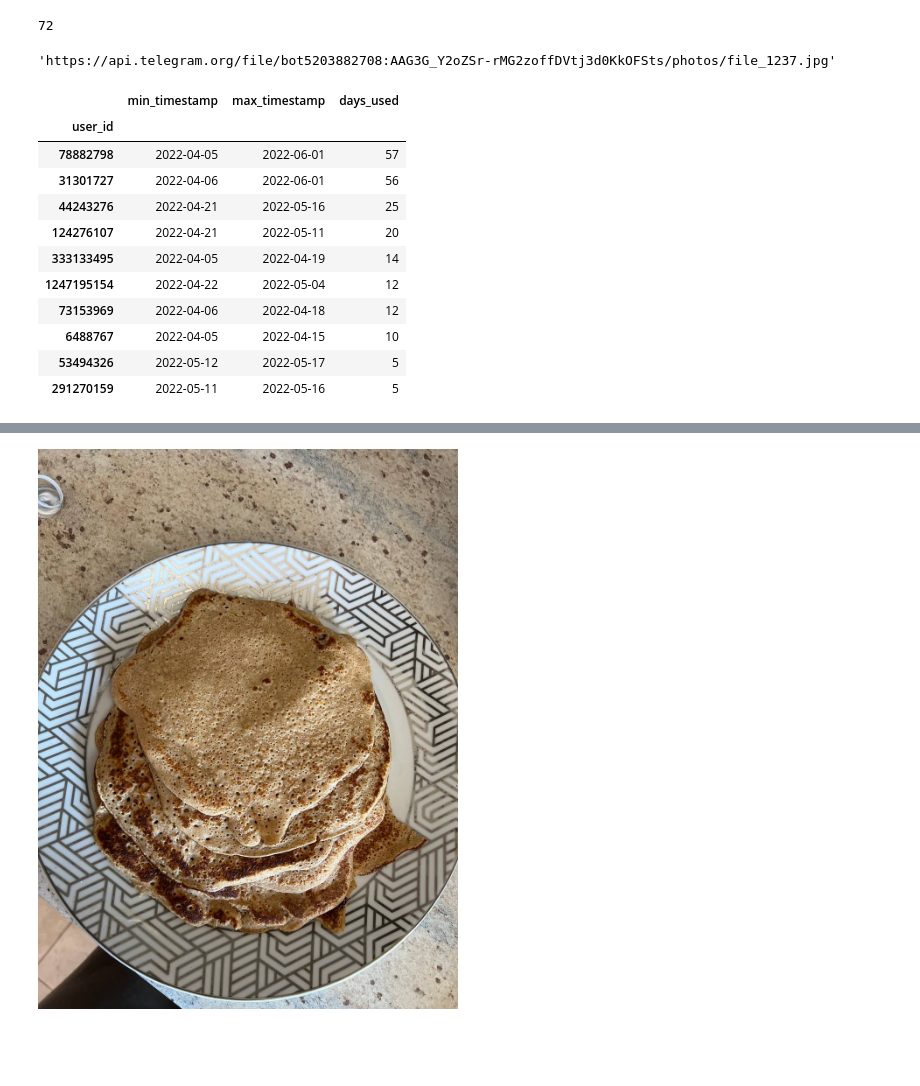
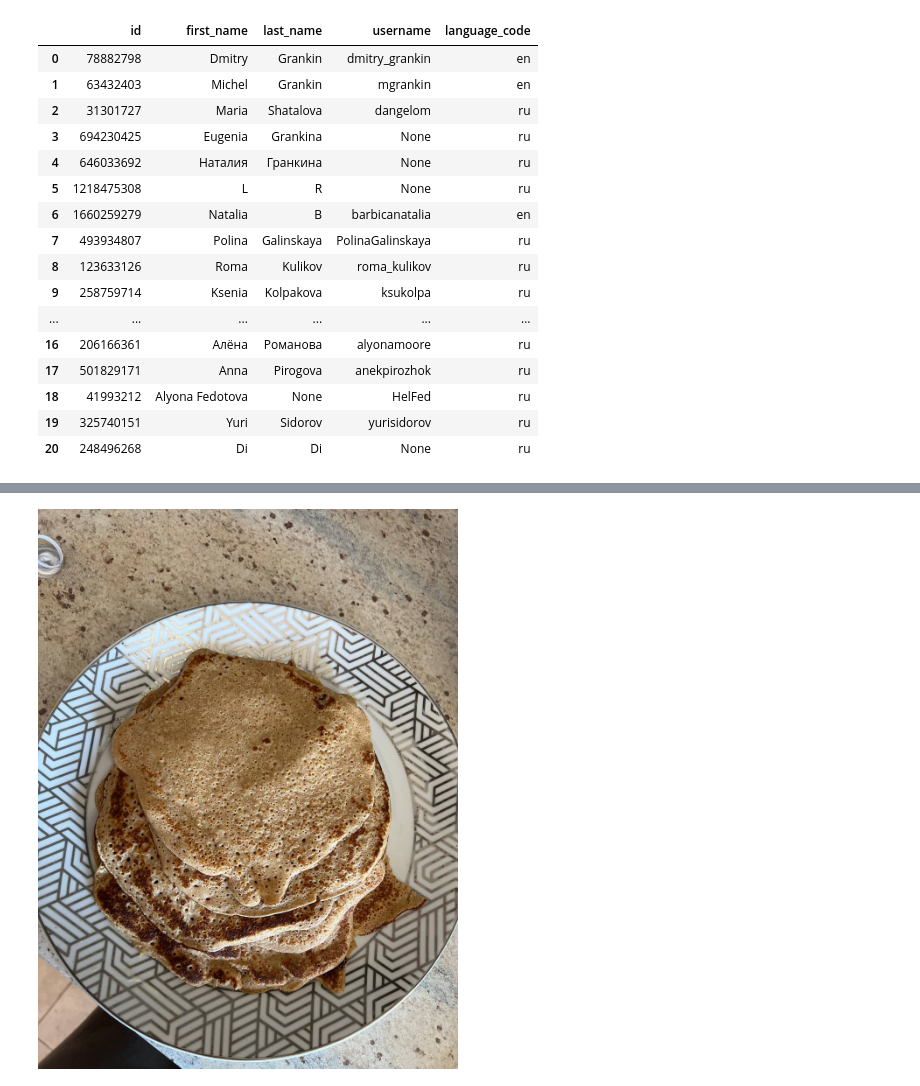
Before and after one commit to DmitriyG228/food, a Jupyter notebook: stats.ipynb, the cells around one changed output, grey strips where cells are left out. Cells and saved outputs as stored; diff of their text form; code cells hidden in the pictures; blank space fills up the shorter version.

```diff
--- a/stats.ipynb
+++ b/stats.ipynb
@@ -7,29 +5,20 @@ table = 'food'
-# %%
-df = pd.read_sql(f'select * from {table}.dishes',engine).set_index('timestamp')
-total_unique_users = len(df.drop_duplicates('user_id')['food_id']);total_unique_users
-# %% [output]
-72
-# %%
-df.tail(1)['image_url'].iloc[0]
-# %% [output]
-'https://api.telegram.org/file/bot5203882708:AAG3G_Y2oZSr-rMG2zoffDVtj3d0KkOFSts/photos/file_1237.jpg'
-# %%
-df = df.reset_index()
-df['min_timestamp'] = df['timestamp'].dt.date
-df['max_timestamp'] = df['timestamp'].dt.date
-days_used = df.groupby('user_id').agg({'min_timestamp':'min','max_timestamp':'max'})
-days_used['days_used'] = (days_used['max_timestamp'] - days_used['min_timestamp']).dt.days
-days_used.sort_values(['days_used','max_timestamp'],ascending=False).head(10)
-# %% [output]
-|  | min_timestamp | max_timestamp | days_used |
-| user_id |  |  |  |
-| 78882798 | 2022-04-05 | 2022-06-01 | 57 |
-| 31301727 | 2022-04-06 | 2022-06-01 | 56 |
-| 44243276 | 2022-04-21 | 2022-05-16 | 25 |
-| 124276107 | 2022-04-21 | 2022-05-11 | 20 |
-| 333133495 | 2022-04-05 | 2022-04-19 | 14 |
-| 1247195154 | 2022-04-22 | 2022-05-04 | 12 |
-| 73153969 | 2022-04-06 | 2022-04-18 | 12 |
-| 6488767 | 2022-04-05 | 2022-04-15 | 10 |
-| 53494326 | 2022-05-12 | 2022-05-17 | 5 |
-| 291270159 | 2022-05-11 | 2022-05-16 | 5 |
+# %%
+pd.read_sql('select * from food.users',engine)
+# %% [output]
+|  | id | first_name | last_name | username | language_code |
+| 0 | 78882798 | Dmitry | Grankin | dmitry_grankin | en |
+| 1 | 63432403 | Michel | Grankin | mgrankin | en |
+| 2 | 31301727 | Maria | Shatalova | dangelom | ru |
+| 3 | 694230425 | Eugenia | Grankina | None | ru |
+| 4 | 646033692 | Наталия | Гранкина | None | ru |
+| 5 | 1218475308 | L | R | None | ru |
+| 6 | 1660259279 | Natalia | B | barbicanatalia | en |
+| 7 | 493934807 | Polina | Galinskaya | PolinaGalinskaya | ru |
+| 8 | 123633126 | Roma | Kulikov | roma_kulikov | ru |
+| 9 | 258759714 | Ksenia | Kolpakova | ksukolpa | ru |
+| ... | ... | ... | ... | ... | ... |
+| 16 | 206166361 | Алёна | Романова | alyonamoore | ru |
+| 17 | 501829171 | Anna | Pirogova | anekpirozhok | ru |
+| 18 | 41993212 | Alyona Fedotova | None | HelFed | ru |
+| 19 | 325740151 | Yuri | Sidorov | yurisidorov | ru |
+| 20 | 248496268 | Di | Di | None | ru |
```
Also changed, not shown: parts of 24 cells of this notebook, 2 other files.
